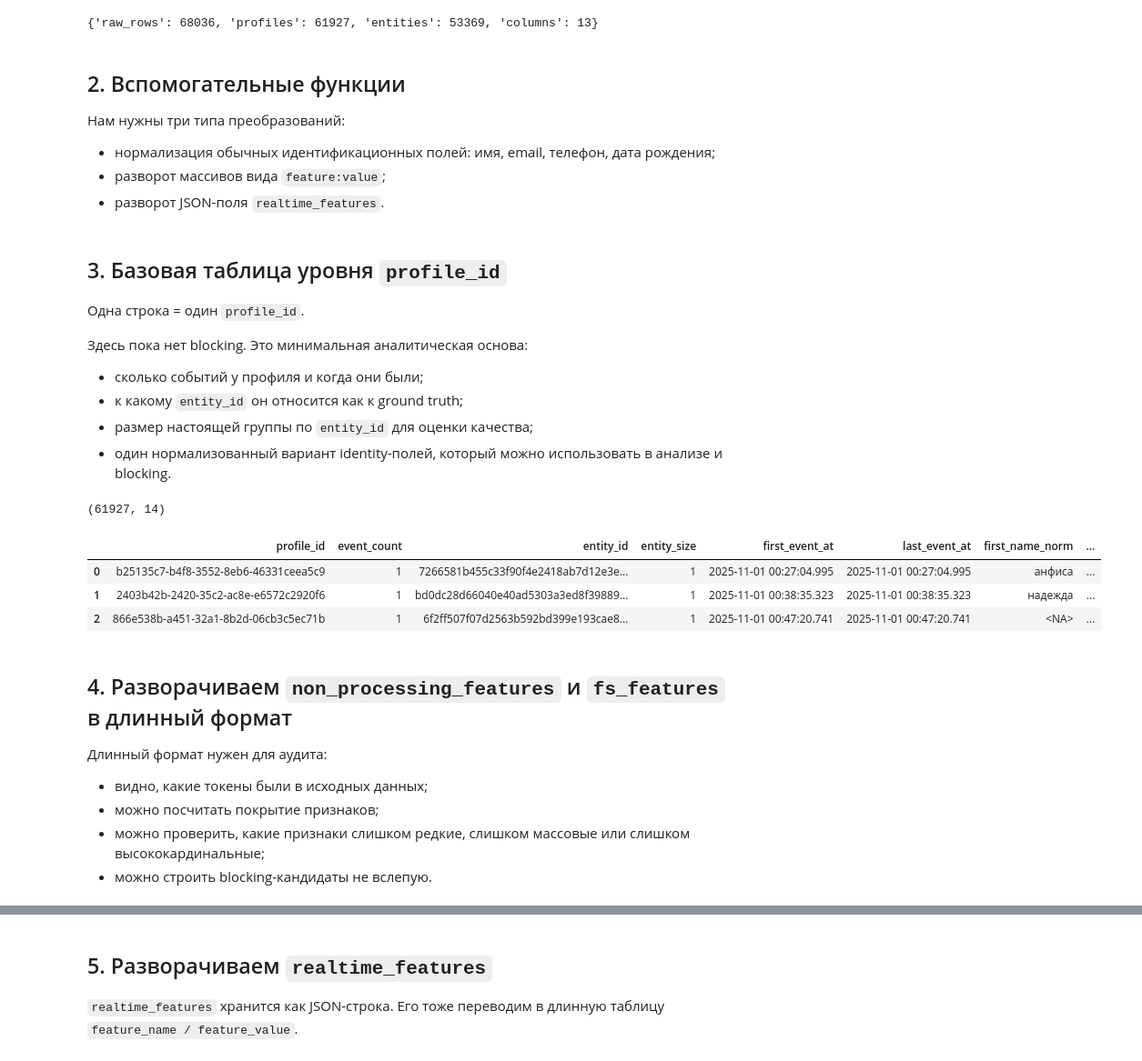
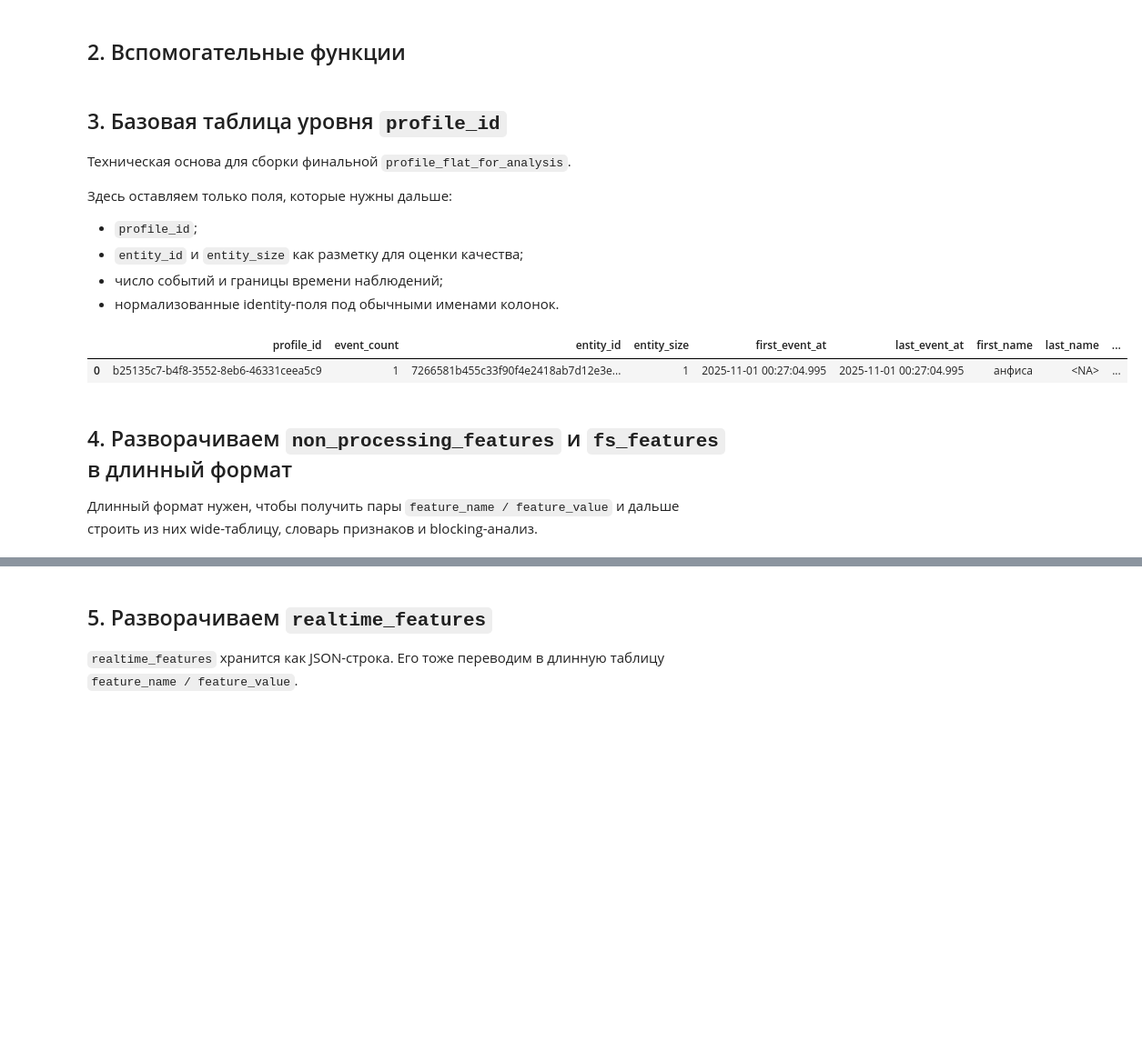
Before and after one commit to JeffRaiAlt/workshop_task2, a Jupyter notebook: notebooks/02_01_prepare_flat_profile_table_for_blocking_analysis.ipynb, the cells around one changed output, grey strips where cells are left out. Shown at 91% size. Saved outputs shown, nothing was run; the diff lists cells and outputs as text; code cells hidden in the pictures; blank space fills up the shorter version.

```diff
--- a/notebooks/02_01_prepare_flat_profile_table_for_blocking_analysis.ipynb
+++ b/notebooks/02_01_prepare_flat_profile_table_for_blocking_analysis.ipynb
@@ -24,7 +20,7 @@ import pandas as pd
 
 pd.set_option('display.max_columns', 120)
 pd.set_option('display.width', 180)
-DATA_PATH = Path("../data/raw")
+DATA_PATH = Path("../data/")
 
 INPUT_PATH =  DATA_PATH / "split_label_train_V3.snappy.parquet"
 OUTPUT_DIR = DATA_PATH / "prepared_entity_resolution_v2"
@@ -68,22 +38,5 @@ dtype: object
-# %%
-# Базовая проверка объёма данных
-summary_input = {
-    'raw_rows': len(raw),
-    'profiles': raw['profile_id'].nunique(),
-    'entities': raw['entity_id'].nunique(),
-    'columns': raw.shape[1],
-}
-summary_input
-# %% [output]
-{'raw_rows': 68036, 'profiles': 61927, 'entities': 53369, 'columns': 13}
 # %% [markdown]
 ## 2. Вспомогательные функции
-
-Нам нужны три типа преобразований:
-
-- нормализация обычных идентификационных полей: имя, email, телефон, дата рождения;
-- разворот массивов вида `feature:value`;
-- разворот JSON-поля `realtime_features`.
 # %%
 EMPTY = {'', 'none', 'null', 'nan', '<na>'}
 
@@ -123,14 +76,13 @@ def digits_only(x):
 # %% [markdown]
 ## 3. Базовая таблица уровня `profile_id`
 
-Одна строка = один `profile_id`.
+Техническая основа для сборки финальной `profile_flat_for_analysis`.
 
-Здесь пока нет blocking. Это минимальная аналитическая основа:
-
-- сколько событий у профиля и когда они были;
-- к какому `entity_id` он относится как к ground truth;
-- размер настоящей группы по `entity_id` для оценки качества;
-- один нормализованный вариант identity-полей, который можно использовать в анализе и blocking.
+Здесь оставляем только поля, которые нужны дальше:
+- `profile_id`;
+- `entity_id` и `entity_size` как разметку для оценки качества;
+- число событий и границы времени наблюдений;
+- нормализованные identity-поля под обычными именами колонок.
 # %%
 def build_profile_base(raw: pd.DataFrame) -> pd.DataFrame:
     g = raw.groupby('profile_id', dropna=False, sort=False)
@@ -140,68 +92,49 @@ def build_profile_base(raw: pd.DataFrame) -> pd.DataFrame:
         entity_id=('entity_id', mode_non_empty),
         first_event_at=('created_at', 'min'),
         last_event_at=('created_at', 'max'),
         first_name=('first_name', mode_non_empty),
         last_name=('last_name', mode_non_empty),
         email=('email', mode_non_empty),
         phone=('phone', mode_non_empty),
         birthday=('birthday', mode_non_empty),
         sex=('sex', mode_non_empty),
     ).reset_index()
 
     entity_size = (
         base.groupby('entity_id', dropna=False)['profile_id']
             .nunique()
             .rename('entity_size')
             .reset_index()
     )
     base = base.merge(entity_size, on='entity_id', how='left')
-    base['first_name_norm'] = normalize_text(base['first_name'])
-    base['last_name_norm'] = normalize_text(base['last_name'])
-    base['sex_norm'] = normalize_text(base['sex']).replace({'unknown': pd.NA})
-    base['email_norm'] = normalize_text(base['email'])
-    base['email_domain'] = base['email_norm'].str.extract(r'@(.+)$', expand=False)
 
-    base['phone_digits'] = base['phone'].map(digits_only).astype('string')
+    base['first_name'] = normalize_text(base['first_name'])
+    base['last_name'] = normalize_text(base['last_name'])
+    base['sex'] = normalize_text(base['sex']).replace({'unknown': pd.NA})
+    base['email'] = normalize_text(base['email'])
+    base['email_domain'] = base['email'].str.extract(r'@(.+)$', expand=False)
+    base['phone'] = base['phone'].map(digits_only).astype('string')
 
     birthday_dt = pd.to_datetime(base['birthday'], errors='coerce')
-    base['birthday_ymd'] = birthday_dt.dt.strftime('%Y-%m-%d').astype('string')
-
-    identity_cols = [
-        'first_name_norm', 'last_name_norm', 'sex_norm',
-        'email_norm', 'phone_digits', 'birthday_ymd'
-    ]
-    # простая техническая метрика: сколько identity-полей заполнено у профиля.
-    base['identity_filled_count'] = base[identity_cols].notna().sum(axis=1).astype('int16')
+    base['birthday'] = birthday_dt.dt.strftime('%Y-%m-%d').astype('string')
 
     keep_cols = [
         'profile_id', 'event_count', 'entity_id', 'entity_size',
         'first_event_at', 'last_event_at',
-        'first_name_norm', 'last_name_norm', 'sex_norm',
-        'email_norm', 'email_domain', 'phone_digits', 'birthday_ymd',
-        'identity_filled_count',
+        'first_name', 'last_name', 'sex',
+        'email', 'email_domain', 'phone', 'birthday',
     ]
-
     return base[keep_cols]
 
-
 profile_base = build_profile_base(raw)
-print(profile_base.shape)
-display(profile_base.head(3))
+display(profile_base.head(1))
 # %% [output]
-(61927, 14)
-|  | profile_id | event_count | entity_id | entity_size | first_event_at | last_event_at | first_name_norm | ... |
-| 0 | b25135c7-b4f8-3552-8eb6-46331ceea5c9 | 1 | 7266581b455c33f90f4e2418ab7d12e3e... | 1 | 2025-11-01 00:27:04.995 | 2025-11-01 00:27:04.995 | анфиса | ... |
-| 1 | 2403b42b-2420-35c2-ac8e-e6572c2920f6 | 1 | bd0dc28d66040e40ad5303a3ed8f39889... | 1 | 2025-11-01 00:38:35.323 | 2025-11-01 00:38:35.323 | надежда | ... |
-| 2 | 866e538b-a451-32a1-8b2d-06cb3c5ec71b | 1 | 6f2ff507f07d2563b592bd399e193cae8... | 1 | 2025-11-01 00:47:20.741 | 2025-11-01 00:47:20.741 | <NA> | ... |
+|  | profile_id | event_count | entity_id | entity_size | first_event_at | last_event_at | first_name | last_name | ... |
+| 0 | b25135c7-b4f8-3552-8eb6-46331ceea5c9 | 1 | 7266581b455c33f90f4e2418ab7d12e3e... | 1 | 2025-11-01 00:27:04.995 | 2025-11-01 00:27:04.995 | анфиса | <NA> | ... |
 # %% [markdown]
 ## 4. Разворачиваем `non_processing_features` и `fs_features` в длинный формат
 
-Длинный формат нужен для аудита:
-
-- видно, какие токены были в исходных данных;
-- можно посчитать покрытие признаков;
-- можно проверить, какие признаки слишком редкие, слишком массовые или слишком высококардинальные;
-- можно строить blocking-кандидаты не вслепую.
+Длинный формат нужен, чтобы получить пары `feature_name / feature_value` и дальше строить из них wide-таблицу, словарь признаков и blocking-анализ.
 # %%
 def explode_array(raw: pd.DataFrame, col: str, source: str) -> pd.DataFrame:
     x = raw[['raw_row_id', 'profile_id', 'entity_id', 'created_at', col]].explode(col, ignore_index=True)
```
Also changed, not shown: parts of 17 cells of this notebook, 5 other files.
